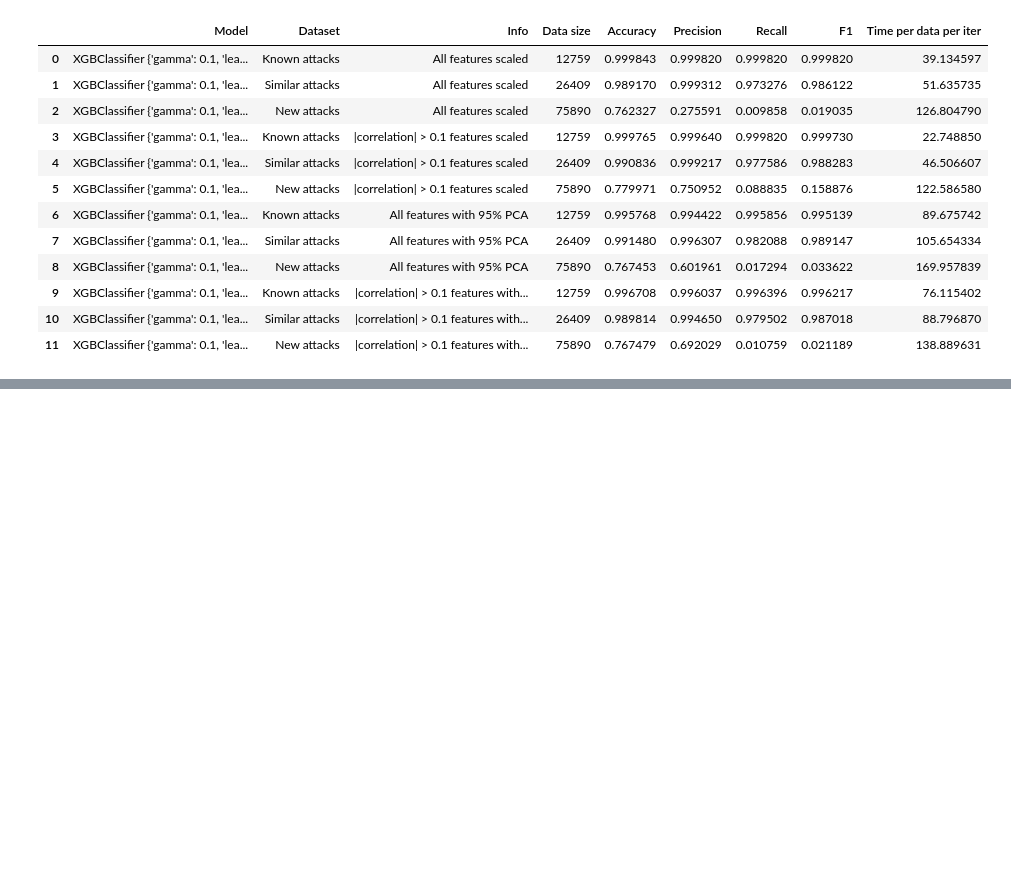
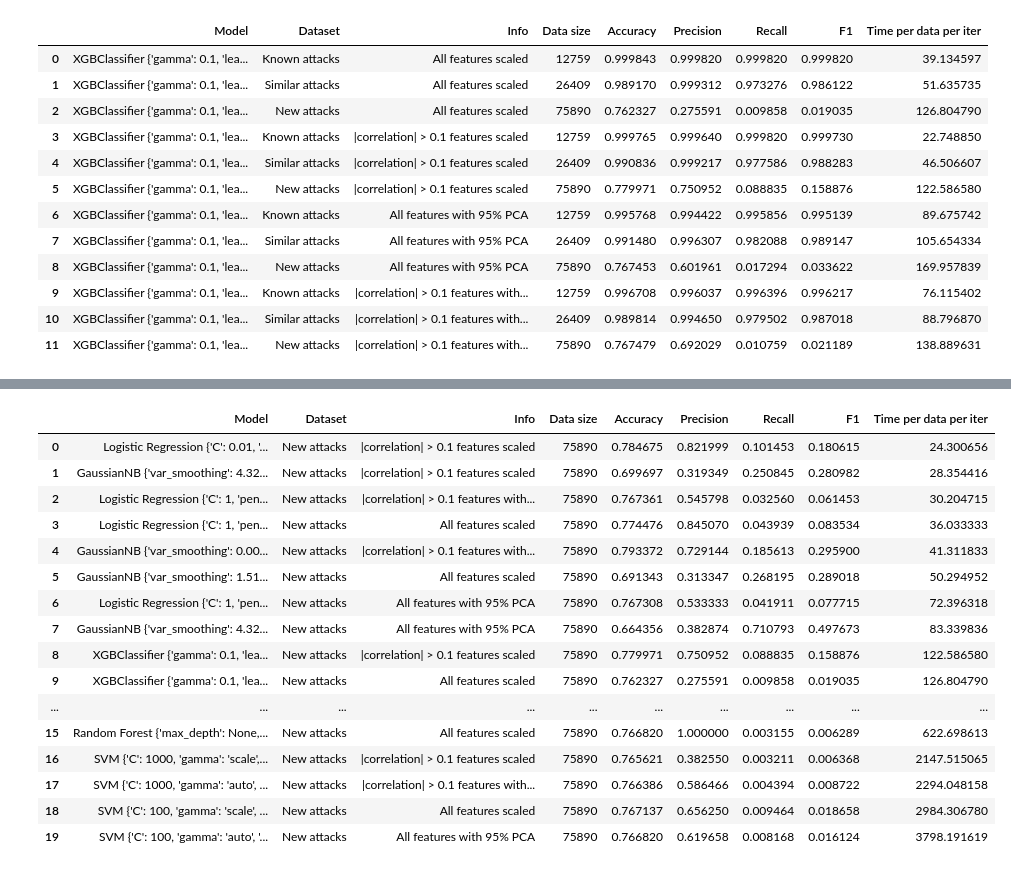
Before and after one commit to ibrahimmkhalid/data-245-project, a Jupyter notebook: results_analysis.ipynb, the cells around one changed output, grey strips where cells are left out. Cells and saved outputs as stored; diff of their text form; code cells hidden in the pictures; blank space fills up the shorter version.

Commit message:
update display function

```diff
--- a/results_analysis.ipynb
+++ b/results_analysis.ipynb
@@ -1,8 +1,18 @@
 # %%
 import pandas as pd
+from benchmarkUtils import Benchmark
 pd.set_option("display.width", 10000)
 pd.set_option("display.max_rows", 500)
 pd.set_option("display.max_columns", 500)
 pd.set_option("display.max_colwidth", None)
-df = pd.read_csv("./benchmark_results.csv")
+common_latex_args = {
+    "index":False,
+    "escape":True,
+    "formatters":{
+        "Info": lambda s: s.replace("|correlation| > 0.1", "$|corr| > 0.1$")
+    },
+    "float_format":"{:.4f}".format
+}
+bu = Benchmark()
+bu.import_df("./benchmark_results.csv")
 # %%
@@ -85,3 +95,23 @@ df[df["Model"].str.contains("Random Forest")].reset_index(drop=True)
 | 9 | Random Forest {'max_depth': None,... | Known attacks | |correlation| > 0.1 features with... | 12759 | 0.996865 | 0.996218 | 0.996577 | 0.996397 | 84.760159 |
 | 10 | Random Forest {'max_depth': None,... | Similar attacks | |correlation| > 0.1 features with... | 26409 | 0.990458 | 0.997461 | 0.978352 | 0.987814 | 135.499475 |
 | 11 | Random Forest {'max_depth': None,... | New attacks | |correlation| > 0.1 features with... | 75890 | 0.766649 | 0.628743 | 0.005915 | 0.011719 | 272.314703 |
+# %%
+bu.display(dataset="New", sort_by="Time per data per iter", ascending=True)
+# %% [output]
+|  | Model | Dataset | Info | Data size | Accuracy | Precision | Recall | F1 | Time per data per iter |
+| 0 | Logistic Regression {'C': 0.01, '... | New attacks | |correlation| > 0.1 features scaled | 75890 | 0.784675 | 0.821999 | 0.101453 | 0.180615 | 24.300656 |
+| 1 | GaussianNB {'var_smoothing': 4.32... | New attacks | |correlation| > 0.1 features scaled | 75890 | 0.699697 | 0.319349 | 0.250845 | 0.280982 | 28.354416 |
+| 2 | Logistic Regression {'C': 1, 'pen... | New attacks | |correlation| > 0.1 features with... | 75890 | 0.767361 | 0.545798 | 0.032560 | 0.061453 | 30.204715 |
+| 3 | Logistic Regression {'C': 1, 'pen... | New attacks | All features scaled | 75890 | 0.774476 | 0.845070 | 0.043939 | 0.083534 | 36.033333 |
+| 4 | GaussianNB {'var_smoothing': 0.00... | New attacks | |correlation| > 0.1 features with... | 75890 | 0.793372 | 0.729144 | 0.185613 | 0.295900 | 41.311833 |
+| 5 | GaussianNB {'var_smoothing': 1.51... | New attacks | All features scaled | 75890 | 0.691343 | 0.313347 | 0.268195 | 0.289018 | 50.294952 |
+| 6 | Logistic Regression {'C': 1, 'pen... | New attacks | All features with 95% PCA | 75890 | 0.767308 | 0.533333 | 0.041911 | 0.077715 | 72.396318 |
+| 7 | GaussianNB {'var_smoothing': 4.32... | New attacks | All features with 95% PCA | 75890 | 0.664356 | 0.382874 | 0.710793 | 0.497673 | 83.339836 |
+| 8 | XGBClassifier {'gamma': 0.1, 'lea... | New attacks | |correlation| > 0.1 features scaled | 75890 | 0.779971 | 0.750952 | 0.088835 | 0.158876 | 122.586580 |
+| 9 | XGBClassifier {'gamma': 0.1, 'lea... | New attacks | All features scaled | 75890 | 0.762327 | 0.275591 | 0.009858 | 0.019035 | 126.804790 |
+| ... | ... | ... | ... | ... | ... | ... | ... | ... | ... |
+| 15 | Random Forest {'max_depth': None,... | New attacks | All features scaled | 75890 | 0.766820 | 1.000000 | 0.003155 | 0.006289 | 622.698613 |
+| 16 | SVM {'C': 1000, 'gamma': 'scale',... | New attacks | |correlation| > 0.1 features scaled | 75890 | 0.765621 | 0.382550 | 0.003211 | 0.006368 | 2147.515065 |
+| 17 | SVM {'C': 1000, 'gamma': 'auto', ... | New attacks | |correlation| > 0.1 features with... | 75890 | 0.766386 | 0.586466 | 0.004394 | 0.008722 | 2294.048158 |
+| 18 | SVM {'C': 100, 'gamma': 'scale', ... | New attacks | All features scaled | 75890 | 0.767137 | 0.656250 | 0.009464 | 0.018658 | 2984.306780 |
+| 19 | SVM {'C': 100, 'gamma': 'auto', '... | New attacks | All features with 95% PCA | 75890 | 0.766820 | 0.619658 | 0.008168 | 0.016124 | 3798.191619 |
```
Also changed, not shown: parts of 10 cells of this notebook, 1 other file.
